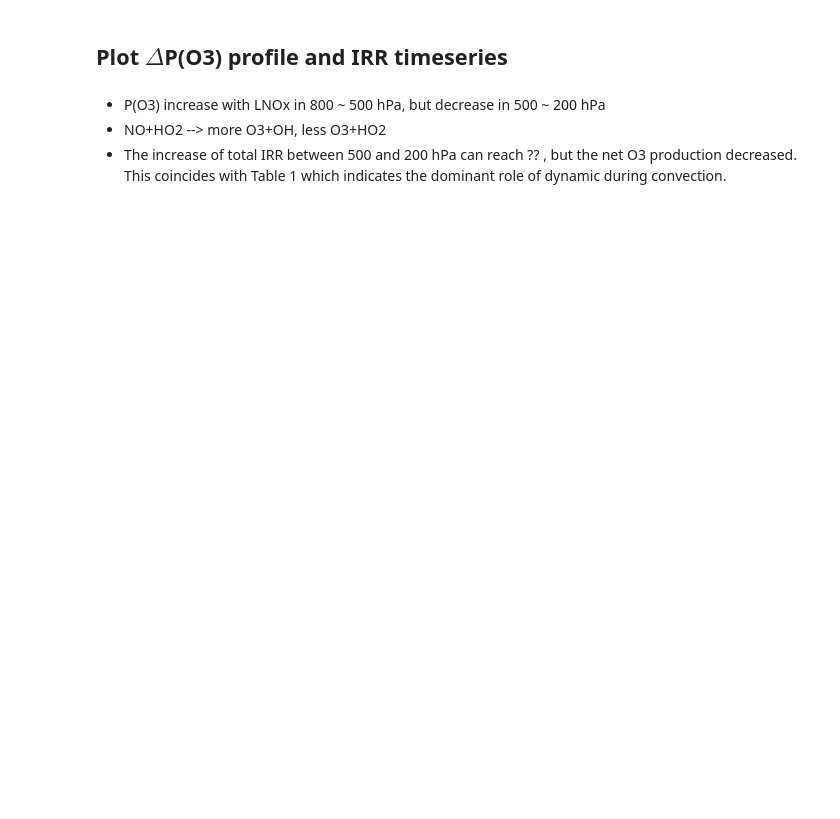
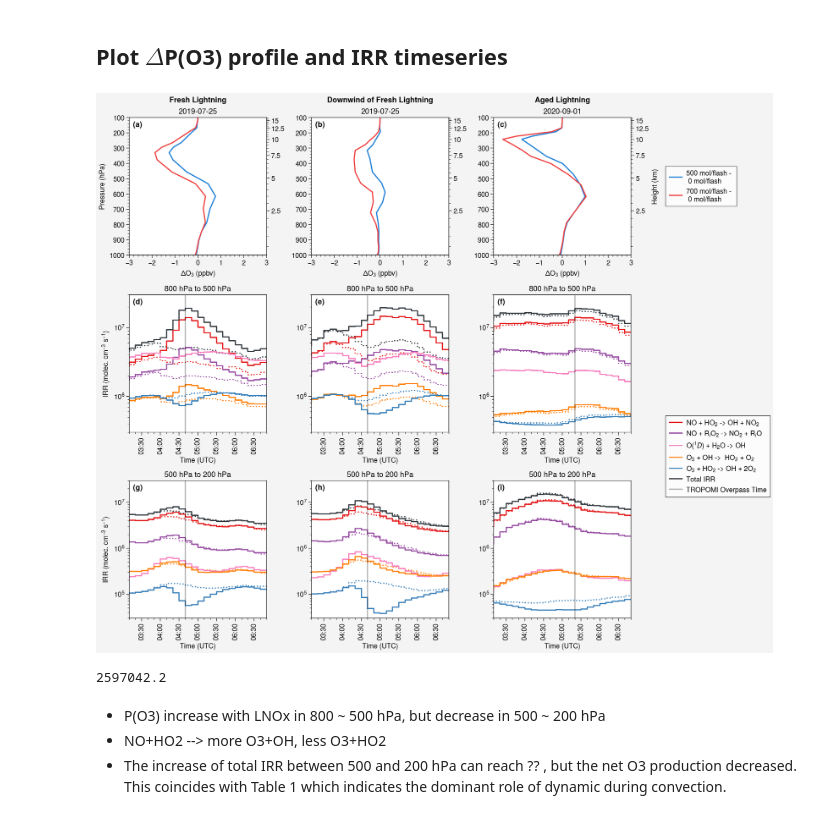
Before and after one commit to zxdawn/Xin_ACP_2021_Convection_Effect, a Jupyter notebook: notebooks/irr_timeseries.ipynb, the cells around one changed output. Drawn from its saved outputs; the diff is of its cells as text; code cells hidden in the pictures; blank space fills up the shorter version.

```diff
--- a/notebooks/irr_timeseries.ipynb
+++ b/notebooks/irr_timeseries.ipynb
@@ -80,18 +84,21 @@ ds_fresh, ds_downwind, ds_aged = read_irr(irr_dir)
 ## Plot $\Delta$P(O3) profile and IRR timeseries
 # %%
 def plot_o3_profile(ax, pressure, o3_nolnox, o3_500lnox, o3_700lnox):
-    l1 = ax.plot((o3_500lnox-o3_nolnox)*1e9, pressure, label='500 mol/flash - \n 0 mol/flash', c='green7')
+    l1 = ax.plot((o3_500lnox-o3_nolnox)*1e9, pressure, label='500 mol/flash - \n 0 mol/flash', c='blue7')
     l2 = ax.plot((o3_700lnox-o3_nolnox)*1e9, pressure, label='700 mol/flash - \n 0 mol/flash', c='red7')
 
-    ax.format(xlim=(-3, 3), ylim=(1000, 100), ylabel='Pressure (hPa)', xlabel='$\Delta$P(O$_3$) [ppbv]')
+    ax.format(xlim=(-3, 3), ylim=(1000, 100), ylabel='Pressure (hPa)', xlabel='$\Delta$O$_3$ (ppbv)')
 
     return [l1, l2]
 # %%
 def plot_mean_irr(ax, da_lnox, da_nolnox, pmax, pmin, reaction_dict):
-    colors = ['red6', 'orange6', 'green6', 'blue6', 'violet6']
+    # colors = ['red6', 'orange6', 'green6', 'blue6', 'violet6']
+    # for colorblind people
+    colors = ['#e41a1c', '#984ea3', '#f781bf', '#ff7f00', '#377eb8']
     # calculate the mean IRR between pmax and pmin
     da_lnox = da_lnox.sel(layer=slice(pmax, pmin)).mean('layer')
     da_nolnox = da_nolnox.sel(layer=slice(pmax, pmin)).mean('layer')
+
     lines = plot_irr(ax, colors, da_nolnox, reaction_dict, linestyle='dotted')
     lines = plot_irr(ax, colors, da_lnox, reaction_dict)
 
@@ -162,37 +169,46 @@ legend = plot_mean_irr(axs[8], ds_aged['irr_lnox'], ds_aged['irr_nolnox'], pmax,
 # set axis
 axs[:2].format(title='2019-07-25')
 axs[2].format(title='2020-09-01')
 axs[3:6].format(xlim=(ds_fresh.Time.values[0], ds_fresh.Time.values[-1]),
                 ylim=(3e5, 3e7),
                 title='800 hPa to 500 hPa')
 axs[6:9].format(xlim=(ds_fresh.Time.values[0], ds_fresh.Time.values[-1]),
                 ylim=(3e4, 3e7),
                 title='500 hPa to 200 hPa')
 axs[5].format(xlim=(ds_aged.Time.values[0], ds_aged.Time.values[-1]))
 axs[8].format(xlim=(ds_aged.Time.values[0], ds_aged.Time.values[-1]))
 
 axs[3:].format(yscale='log', yformatter='log',
                xlabel='Time (UTC)',
                ylabel='IRR (molec. cm$^{-3}$ s$^{-1}$)',
                xlocator=('minute', range(0, 60, 30)),
                xminorlocator=('minute', range(0, 60, 10)),
                xformatter='%H:%M')
 
 axs.format(grid=False, abc=True, abcloc='ul', abcstyle='(a)',
            toplabels=('Fresh Lightning', 'Downwind of Fresh Lightning', 'Aged Lightning'),
            )
 
 # add timeline
 # -- TROPOMI relative overpass time
-axs[3:5].axvline('2019-07-25T04:40:00', c='k', ls='-', alpha=0.3)
-axs[5].axvline('2020-09-01T05:20:00', c='k', ls='-', alpha=0.3)
-axs[6:8].axvline('2019-07-25T04:40:00', c='k', ls='-', alpha=0.3)
-vline = axs[8].axvline('2020-09-01T05:20:00', c='k', ls='-', alpha=0.3, label='TROPOMI Overpass Time')
+axs[3:5].axvline(pd.to_datetime('2019-07-25T04:40:00'), c='k', ls='-', alpha=0.3)
+axs[5].axvline(pd.to_datetime('2020-09-01T05:20:00'), c='k', ls='-', alpha=0.3)
+axs[6:8].axvline(pd.to_datetime('2019-07-25T04:40:00'), c='k', ls='-', alpha=0.3)
+vline = axs[8].axvline(pd.to_datetime('2020-09-01T05:20:00'), c='k', ls='-', alpha=0.3, label='TROPOMI Overpass Time')
 
 # add legend
 fig.legend(legend+[vline], loc='r', ncols=1, rows=(2,3))
 
 fig.savefig('../figures/irr_timeseries.pdf')
+# %% [output]
+[figure, added]
+# %%
+test = (ds_downwind['irr_lnox']-ds_downwind['irr_nolnox']).sel(layer=slice(500, 200)).mean('layer')
+test_production = test.sel(varname=['NO_HO2_IRR', 'NO_RO2_Oxidation']).sum('varname')
+test_loss = test.sel(varname=['O1D_CB4_H2O_IRR', 'OH_O3_IRR', 'HO2_O3_IRR']).sum('varname')
+(test_production - test_loss).values.max()
+# %% [output]
+2597042.2
 # %% [markdown]
 - P(O3) increase with LNOx in 800 ~ 500 hPa, but decrease in 500 ~ 200 hPa
 - NO+HO2 --> more O3+OH, less O3+HO2
```
Also changed, not shown: parts of 2 cells of this notebook, 2 other files.
